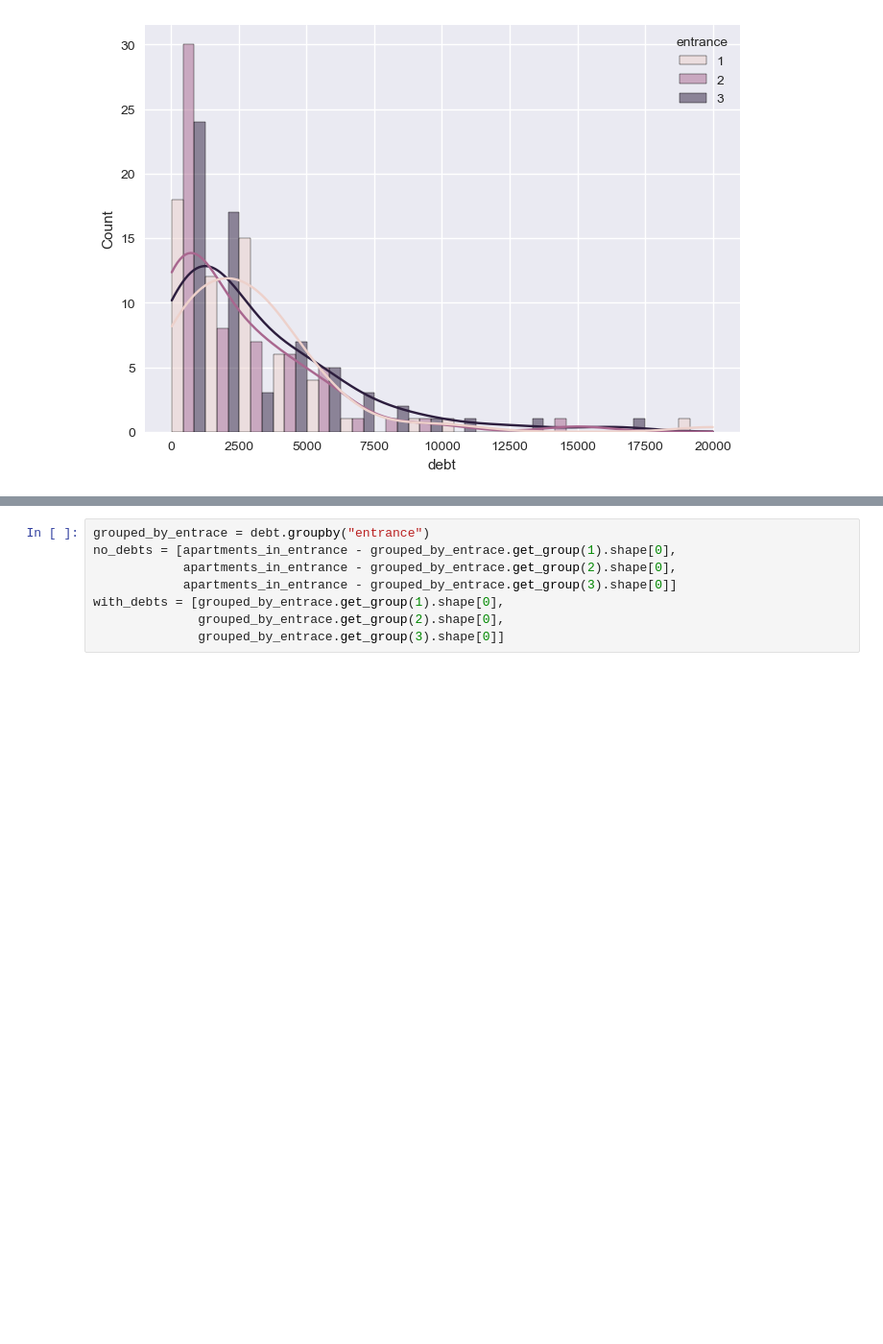
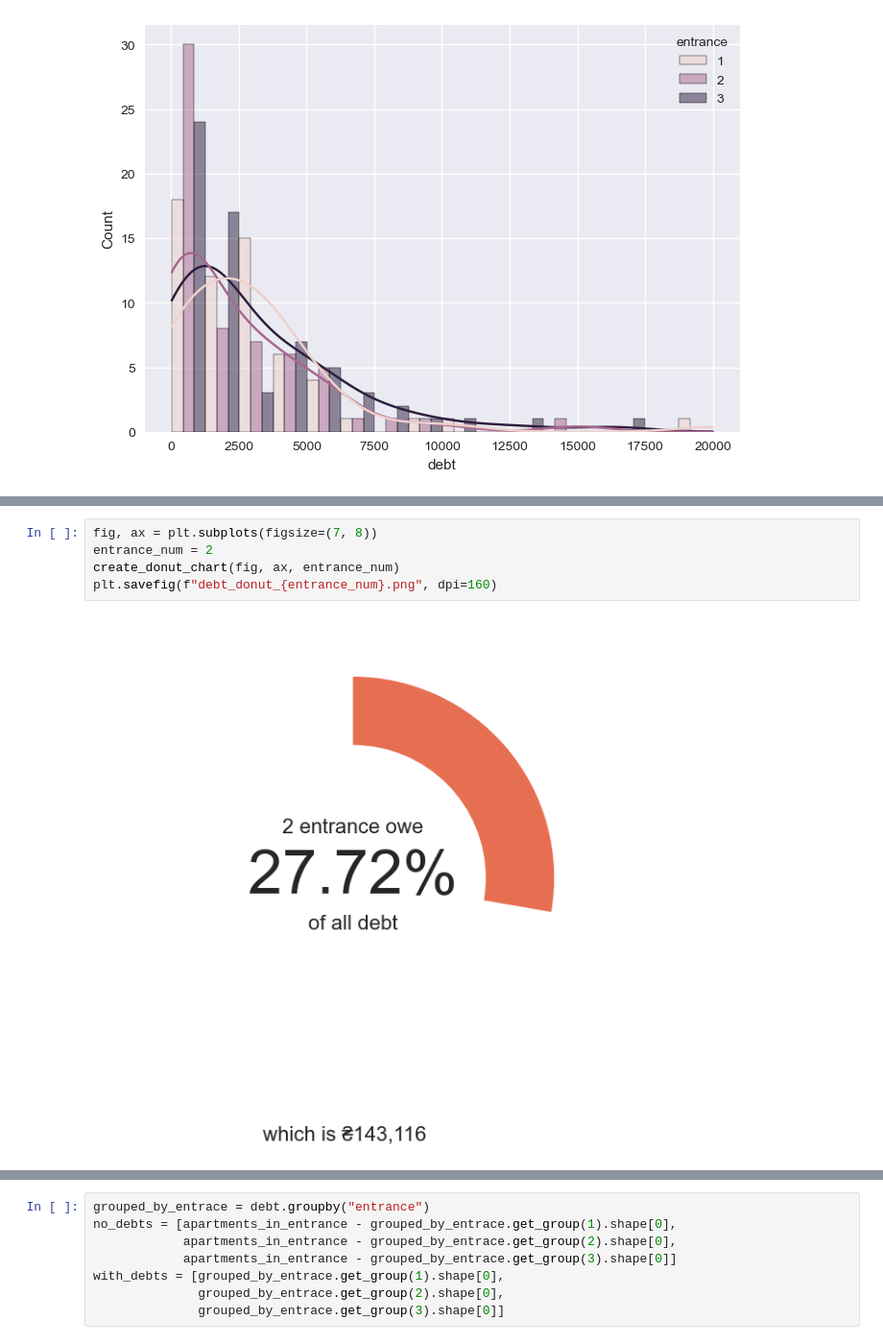
Before and after one commit to SlavaMelanko/SlavaMelanko, a Jupyter notebook: blog/data-visualization/debts.ipynb, the cells around one changed output, grey strips where cells are left out. Shown at 96% size. Saved outputs shown, nothing was run; the diff lists cells and outputs as text; blank space fills up the shorter version.

```diff
--- a/blog/data-visualization/debts.ipynb
+++ b/blog/data-visualization/debts.ipynb
@@ -110,0 +147,7 @@ plt.savefig("debt_pie.png", dpi=300)
+# %%
+fig, ax = plt.subplots(figsize=(7, 8))
+entrance_num = 2
+create_donut_chart(fig, ax, entrance_num)
+plt.savefig(f"debt_donut_{entrance_num}.png", dpi=160)
+# %% [output]
+[figure, added]
```
Also changed, not shown: parts of 6 cells of this notebook.
